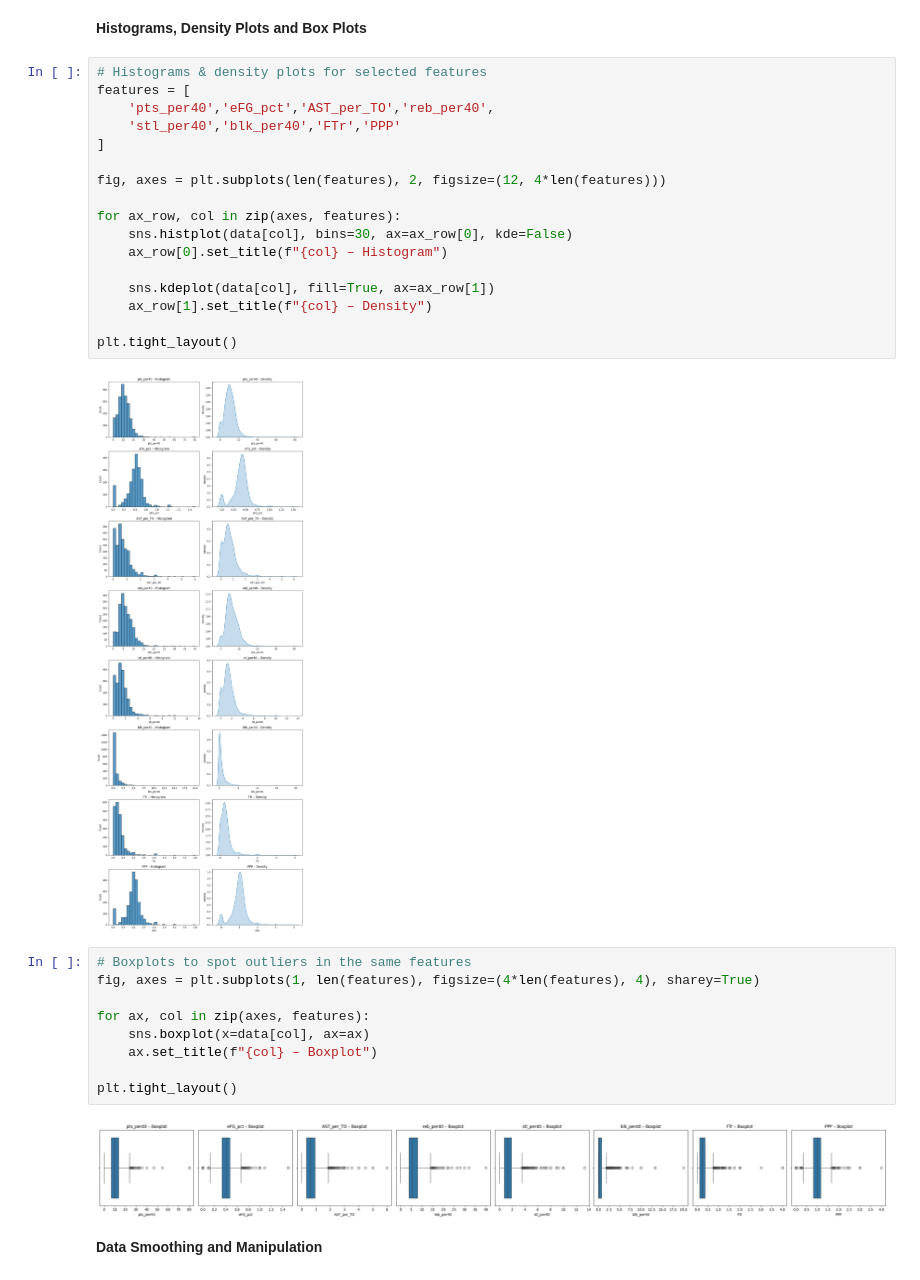
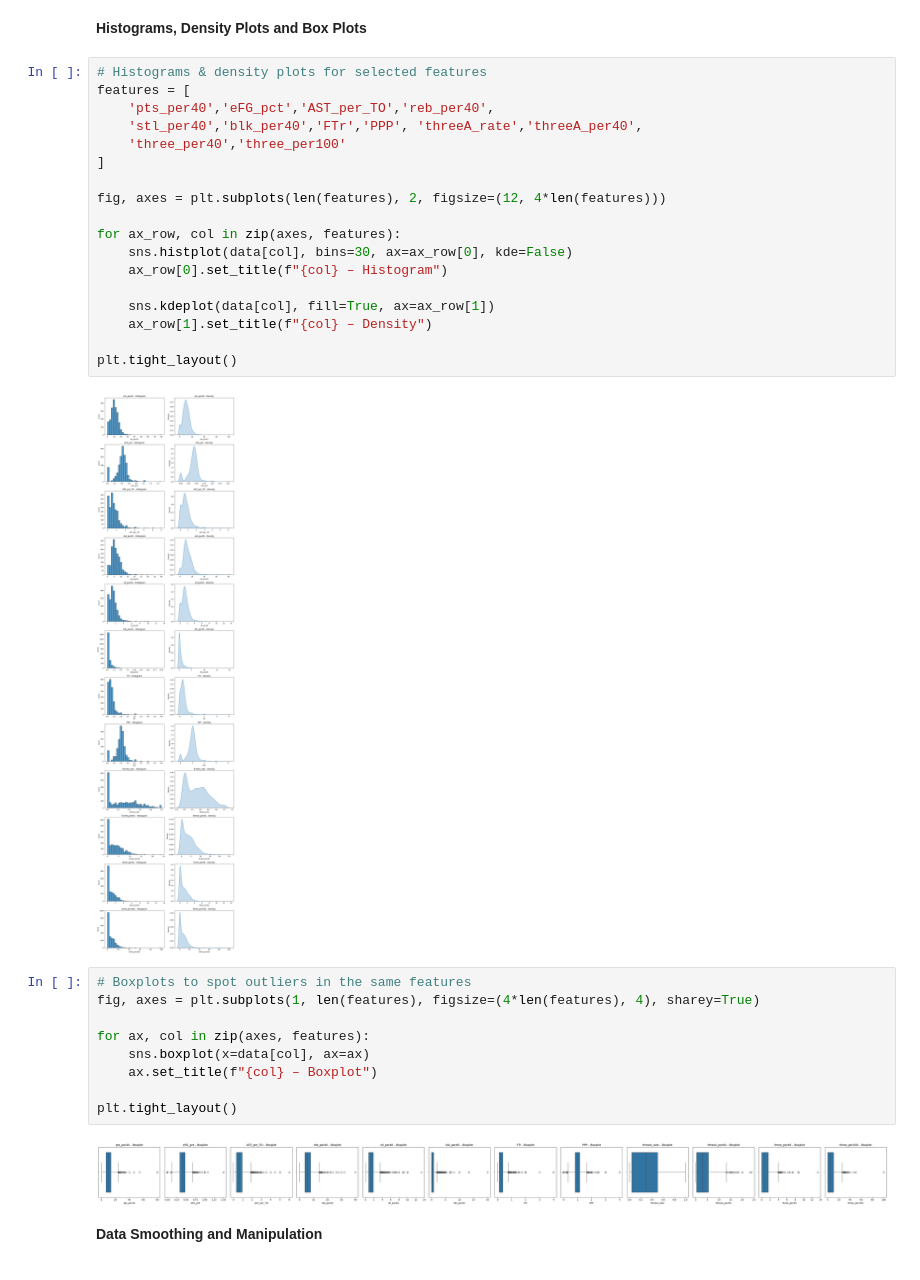
Before and after one commit to savneo199/basketball, a Jupyter notebook: explore.ipynb, the cells around one changed output. Cells and saved outputs as stored; diff of their text form.

```diff
--- a/explore.ipynb
+++ b/explore.ipynb
@@ -55,22 +55,23 @@ No missing values found.
 # %%
 # Histograms & density plots for selected features
 features = [
     'pts_per40','eFG_pct','AST_per_TO','reb_per40',
-    'stl_per40','blk_per40','FTr','PPP'
+    'stl_per40','blk_per40','FTr','PPP', 'threeA_rate','threeA_per40',
+    'three_per40','three_per100'
 ]
 
 fig, axes = plt.subplots(len(features), 2, figsize=(12, 4*len(features)))
 
 for ax_row, col in zip(axes, features):
     sns.histplot(data[col], bins=30, ax=ax_row[0], kde=False)
     ax_row[0].set_title(f"{col} – Histogram")
 
     sns.kdeplot(data[col], fill=True, ax=ax_row[1])
     ax_row[1].set_title(f"{col} – Density")
 
 plt.tight_layout()
 # %% [output]
-[figure, old version]
+[figure, new version]
 # %%
 # Boxplots to spot outliers in the same features
 fig, axes = plt.subplots(1, len(features), figsize=(4*len(features), 4), sharey=True)
@@ -81,7 +82,7 @@ for ax, col in zip(axes, features):
 
 plt.tight_layout()
 # %% [output]
-[figure, old version]
+[figure, new version]
 # %% [markdown]
 **Data Smoothing and Manipulation**
 # %%
```
Also changed, not shown: parts of 19 cells of this notebook, 9 other files.
